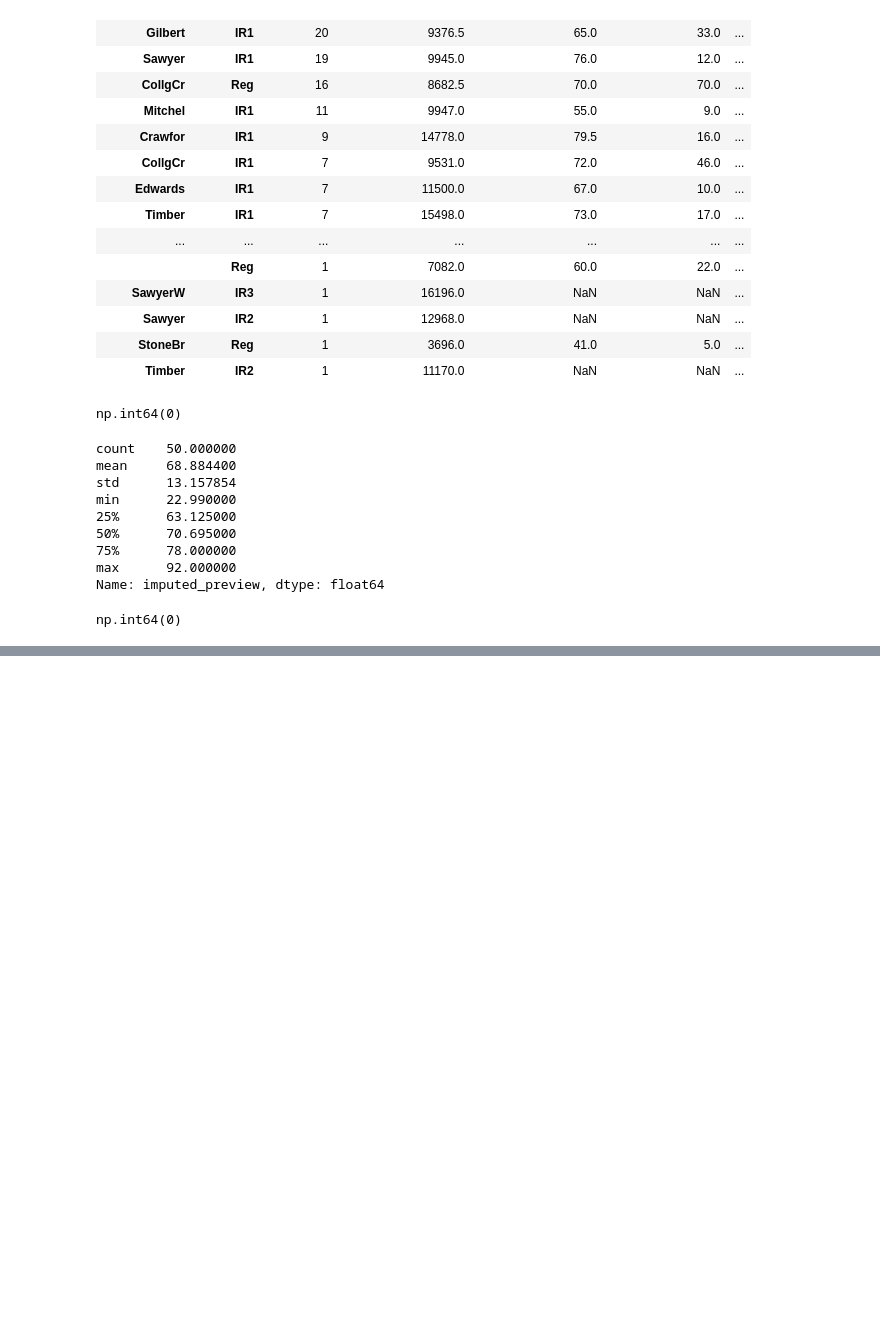
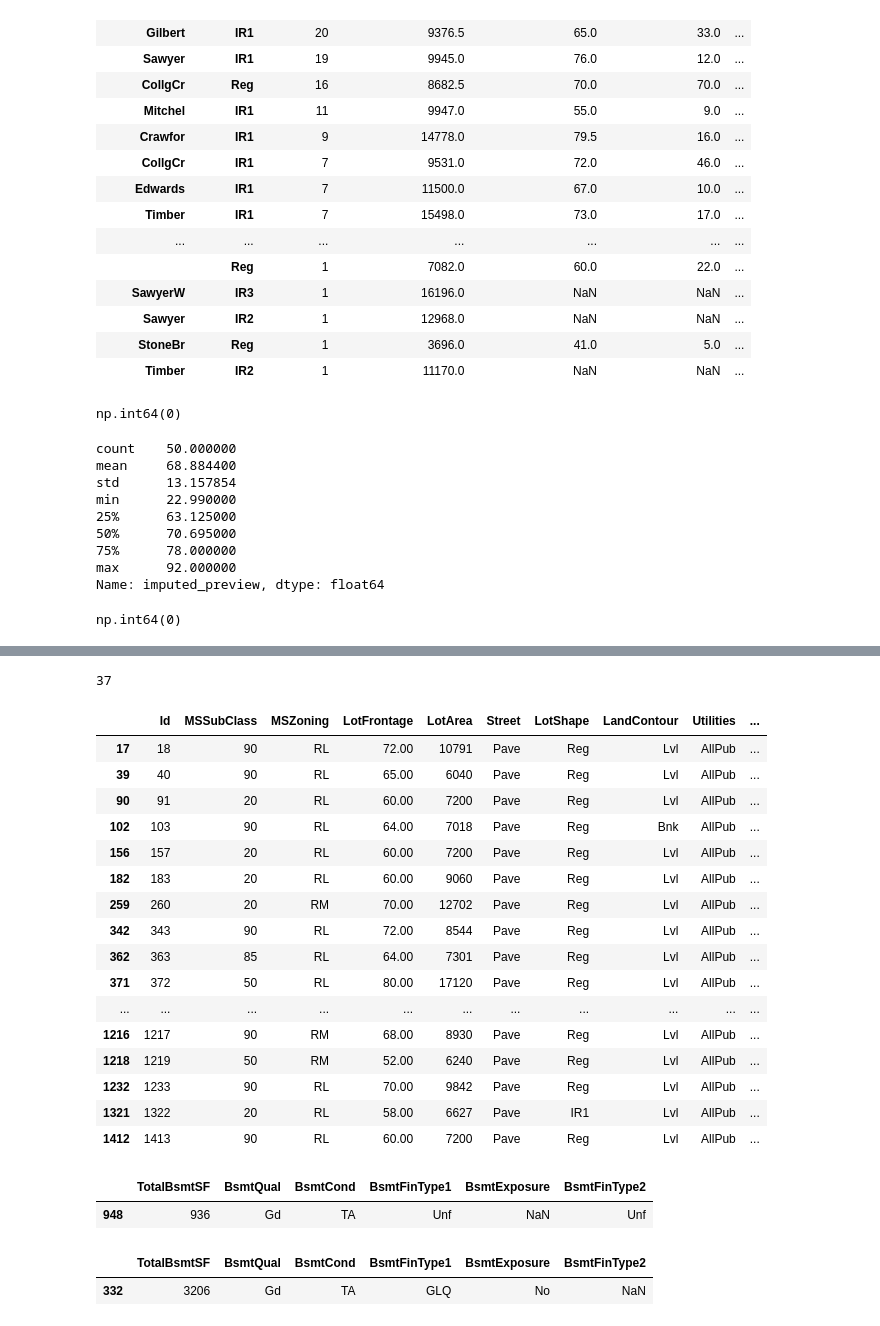
Before and after one commit to HarisLania/ml-playground, a Jupyter notebook: HousePricesPrediction/main.ipynb, the cells around one changed output, grey strips where cells are left out. Saved outputs shown, nothing was run; the diff lists cells and outputs as text; code cells hidden in the pictures; blank space fills up the shorter version.

```diff
--- a/HousePricesPrediction/main.ipynb
+++ b/HousePricesPrediction/main.ipynb
@@ -1127,0 +1229,8 @@ train_data[train_data["MasVnrArea"].isna()]
+# %%
+# Filling the MasVnrType NaN with mode where Area is greater
+mask = (
+    train_data["MasVnrType"].isna() &
+    (train_data["MasVnrArea"] > 0)
+)
+
+train_data.loc[mask, "MasVnrType"] = "BrkFace"
@@ -1127,0 +1280,24 @@ train_data[train_data["MasVnrArea"].isna()]
+# %%
+len(train_data[train_data["TotalBsmtSF"] == 0])
+# %% [output]
+37
+# %%
+train_data[train_data["TotalBsmtSF"] == 0]
+# %% [output]
+|  | Id | MSSubClass | MSZoning | LotFrontage | LotArea | Street | LotShape | LandContour | Utilities | ... |
+| 17 | 18 | 90 | RL | 72.00 | 10791 | Pave | Reg | Lvl | AllPub | ... |
+| 39 | 40 | 90 | RL | 65.00 | 6040 | Pave | Reg | Lvl | AllPub | ... |
+| 90 | 91 | 20 | RL | 60.00 | 7200 | Pave | Reg | Lvl | AllPub | ... |
+| 102 | 103 | 90 | RL | 64.00 | 7018 | Pave | Reg | Bnk | AllPub | ... |
+| 156 | 157 | 20 | RL | 60.00 | 7200 | Pave | Reg | Lvl | AllPub | ... |
+| 182 | 183 | 20 | RL | 60.00 | 9060 | Pave | Reg | Lvl | AllPub | ... |
+| 259 | 260 | 20 | RM | 70.00 | 12702 | Pave | Reg | Lvl | AllPub | ... |
+| 342 | 343 | 90 | RL | 72.00 | 8544 | Pave | Reg | Lvl | AllPub | ... |
+| 362 | 363 | 85 | RL | 64.00 | 7301 | Pave | Reg | Lvl | AllPub | ... |
+| 371 | 372 | 50 | RL | 80.00 | 17120 | Pave | Reg | Lvl | AllPub | ... |
+| ... | ... | ... | ... | ... | ... | ... | ... | ... | ... | ... |
+| 1216 | 1217 | 90 | RM | 68.00 | 8930 | Pave | Reg | Lvl | AllPub | ... |
+| 1218 | 1219 | 50 | RM | 52.00 | 6240 | Pave | Reg | Lvl | AllPub | ... |
+| 1232 | 1233 | 90 | RL | 70.00 | 9842 | Pave | Reg | Lvl | AllPub | ... |
+| 1321 | 1322 | 20 | RL | 58.00 | 6627 | Pave | IR1 | Lvl | AllPub | ... |
+| 1412 | 1413 | 90 | RL | 60.00 | 7200 | Pave | Reg | Lvl | AllPub | ... |
@@ -1127,0 +1316,20 @@ train_data[train_data["MasVnrArea"].isna()]
+# %%
+train_data.loc[
+    (train_data["BsmtExposure"].isna()) &
+    (train_data["TotalBsmtSF"] > 0),
+    ["TotalBsmtSF", "BsmtQual", "BsmtCond",
+     "BsmtFinType1", "BsmtExposure", "BsmtFinType2"]
+]
+# %% [output]
+|  | TotalBsmtSF | BsmtQual | BsmtCond | BsmtFinType1 | BsmtExposure | BsmtFinType2 |
+| 948 | 936 | Gd | TA | Unf | NaN | Unf |
+# %%
+train_data.loc[
+    (train_data["BsmtFinType2"].isna()) &
+    (train_data["TotalBsmtSF"] > 0),
+    ["TotalBsmtSF", "BsmtQual", "BsmtCond",
+     "BsmtFinType1", "BsmtExposure", "BsmtFinType2"]
+]
+# %% [output]
+|  | TotalBsmtSF | BsmtQual | BsmtCond | BsmtFinType1 | BsmtExposure | BsmtFinType2 |
+| 332 | 3206 | Gd | TA | GLQ | No | NaN |
```
Also changed, not shown: parts of 31 cells of this notebook.
